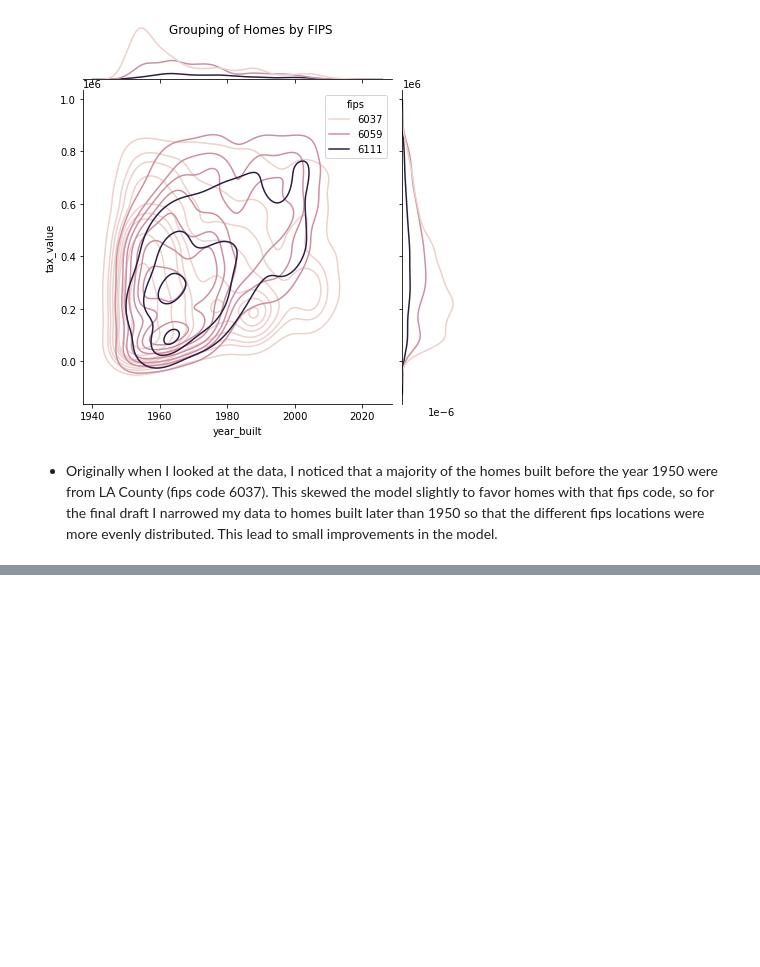
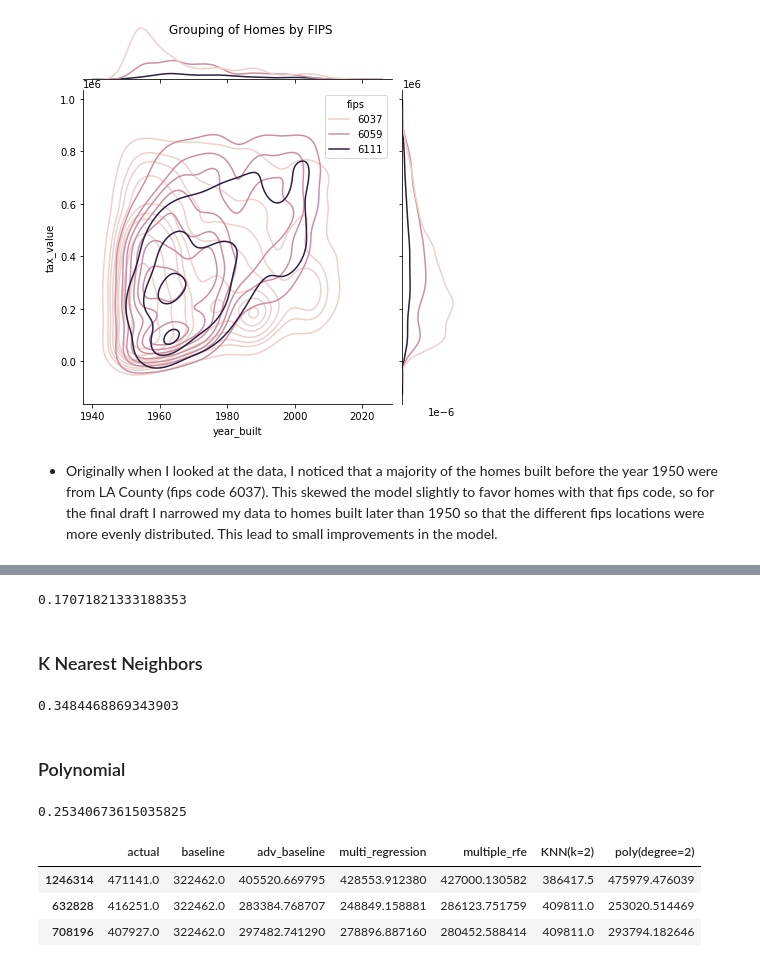
Before and after one commit to BraedenWright/regression-project, a Jupyter notebook: Zillow_Project.ipynb, the cells around one changed output, grey strips where cells are left out. Saved outputs shown, nothing was run; the diff lists cells and outputs as text; code cells hidden in the pictures; blank space fills up the shorter version.

```diff
--- a/Zillow_Project.ipynb
+++ b/Zillow_Project.ipynb
@@ -198,0 +257,77 @@ plt.show()
+# %%
+# Multiple regression with RME
+model = sklearn.linear_model.LinearRegression()
+rfe = sklearn.feature_selection.RFE(model, n_features_to_select=4)
+
+# train
+rfe.fit(x_train, y_train)
+x_train_rfe = rfe.transform(x_train)
+model.fit(x_train_rfe, y_train)
+predictions['multiple_rfe'] = model.predict(x_train_rfe)
+
+# validate
+x_validate_rfe = rfe.transform(x_validate)
+validate_predictions['multiple_rfe_validate'] = model.predict(x_validate_rfe)
+
+# score
+model.score(x_train_rfe, y_train)
+# %% [output]
+0.17071821333188353
+# %% [markdown]
+### K Nearest Neighbors
+# %%
+# KNN (k=2)
+model = KNeighborsRegressor(n_neighbors=2)
+
+# train
+model.fit(x_train_scaled, y_train)
+predictions['KNN(k=2)'] = model.predict(x_train)
+
+# validate
+validate_predictions['KNN(k=2)_validate'] = model.predict(x_validate)
+
+# score
+model.score(x_train_scaled, y_train)
+# %% [output]
+0.3484468869343903
+# %% [markdown]
+### Polynomial
+# %%
+# Polynomial (degree=2)
+poly = sklearn.preprocessing.PolynomialFeatures(degree=2, include_bias=False,  interaction_only=False)
+
+# train
+poly.fit(x_train)
+
+x_train_poly = pd.DataFrame(poly.transform(x_train),
+    columns=poly.get_feature_names(x_train.columns),
+    index=train.index,
+)
+
+# validate
+x_validate_poly = pd.DataFrame(poly.transform(x_validate),
+    columns=poly.get_feature_names(x_validate.columns),
+    index=validate.index,
+)
+
+# add it to our list
+model = sklearn.linear_model.LinearRegression()
+
+# train
+model.fit(x_train_poly, y_train)
+predictions['poly(degree=2)'] = model.predict(x_train_poly)
+
+# validate
+validate_predictions['poly(degree=2)_validate'] = model.predict(x_validate_poly)
+
+# score
+model.score(x_train_poly, y_train)
+# %% [output]
+0.25340673615035825
+# %%
+predictions.head(3)
+# %% [output]
+|  | actual | baseline | adv_baseline | multi_regression | multiple_rfe | KNN(k=2) | poly(degree=2) |
+| 1246314 | 471141.0 | 322462.0 | 405520.669795 | 428553.912380 | 427000.130582 | 386417.5 | 475979.476039 |
+| 632828 | 416251.0 | 322462.0 | 283384.768707 | 248849.158881 | 286123.751759 | 409811.0 | 253020.514469 |
+| 708196 | 407927.0 | 322462.0 | 297482.741290 | 278896.887160 | 280452.588414 | 409811.0 | 293794.182646 |
```
Also changed, not shown: parts of 19 cells of this notebook.
